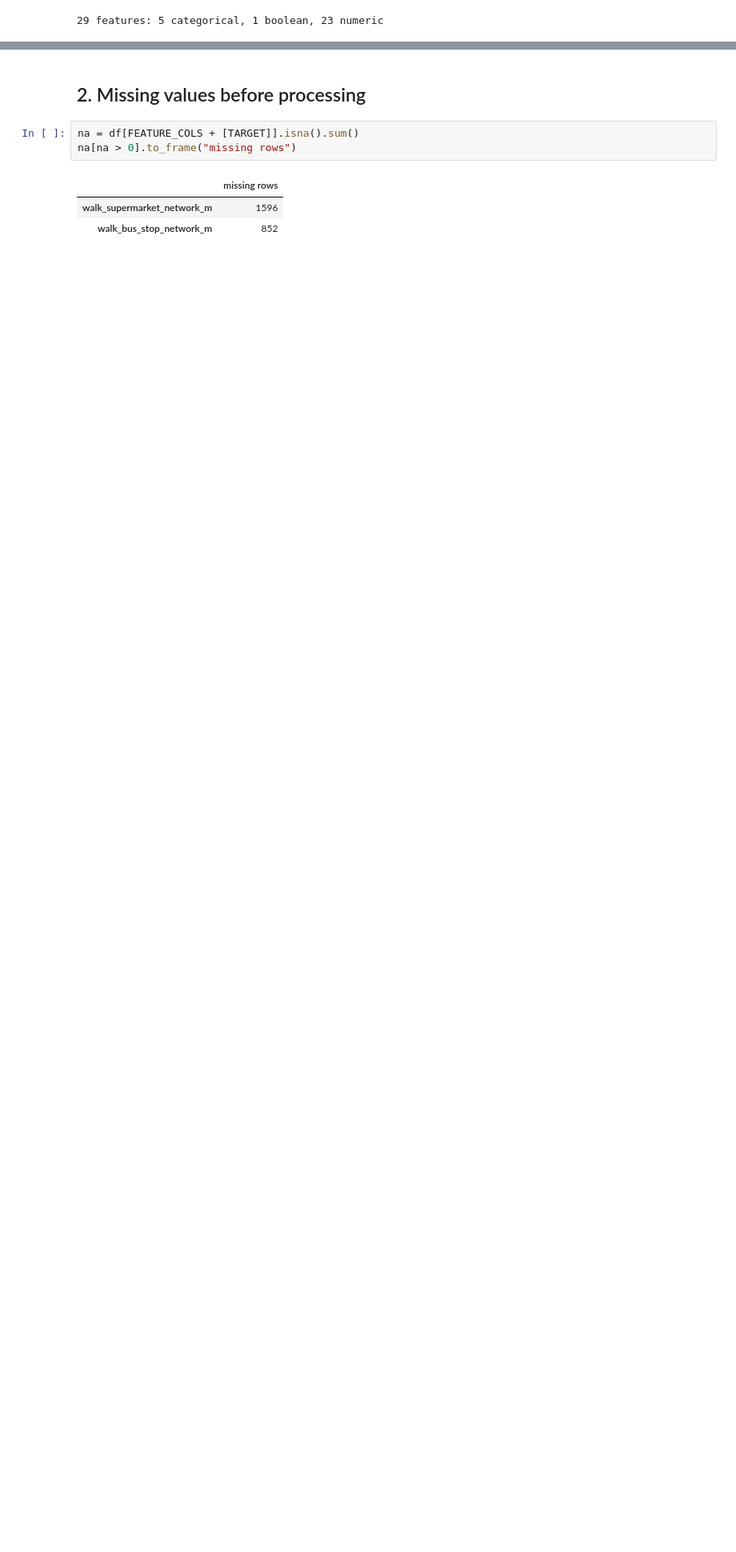
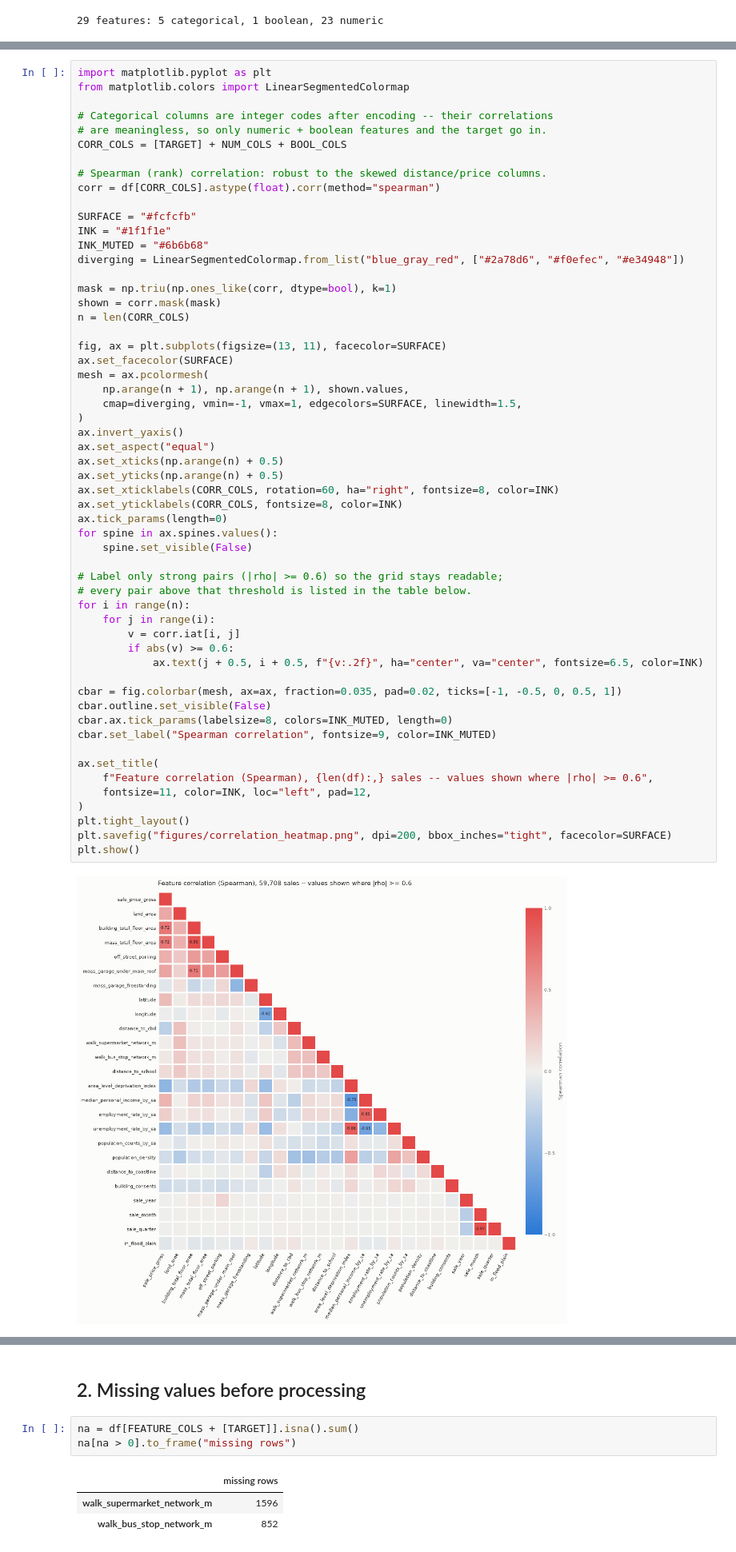
Before and after one commit to hugn456/COMPSCI_760_Group_3_Intelligent_Real_Estate_Price_Prediction_Model, a Jupyter notebook: remake_train.ipynb, the cells around one changed output, grey strips where cells are left out. Shown at 80% size. Cells and saved outputs as stored; diff of their text form; blank space fills up the shorter version.

```diff
--- a/remake_train.ipynb
+++ b/remake_train.ipynb
@@ -73,0 +76,58 @@ print(f"{len(FEATURE_COLS)} features: {len(CAT_COLS)} categorical, {len(BOOL_COL
+# %%
+import matplotlib.pyplot as plt
+from matplotlib.colors import LinearSegmentedColormap
+
+# Categorical columns are integer codes after encoding -- their correlations
+# are meaningless, so only numeric + boolean features and the target go in.
+CORR_COLS = [TARGET] + NUM_COLS + BOOL_COLS
+
+# Spearman (rank) correlation: robust to the skewed distance/price columns.
+corr = df[CORR_COLS].astype(float).corr(method="spearman")
+
+SURFACE = "#fcfcfb"
+INK = "#1f1f1e"
+INK_MUTED = "#6b6b68"
+diverging = LinearSegmentedColormap.from_list("blue_gray_red", ["#2a78d6", "#f0efec", "#e34948"])
+
+mask = np.triu(np.ones_like(corr, dtype=bool), k=1)
+shown = corr.mask(mask)
+n = len(CORR_COLS)
+
+fig, ax = plt.subplots(figsize=(13, 11), facecolor=SURFACE)
+ax.set_facecolor(SURFACE)
+mesh = ax.pcolormesh(
+    np.arange(n + 1), np.arange(n + 1), shown.values,
+    cmap=diverging, vmin=-1, vmax=1, edgecolors=SURFACE, linewidth=1.5,
+)
+ax.invert_yaxis()
+ax.set_aspect("equal")
+ax.set_xticks(np.arange(n) + 0.5)
+ax.set_yticks(np.arange(n) + 0.5)
+ax.set_xticklabels(CORR_COLS, rotation=60, ha="right", fontsize=8, color=INK)
+ax.set_yticklabels(CORR_COLS, fontsize=8, color=INK)
+ax.tick_params(length=0)
+for spine in ax.spines.values():
+    spine.set_visible(False)
+
+# Label only strong pairs (|rho| >= 0.6) so the grid stays readable;
+# every pair above that threshold is listed in the table below.
+for i in range(n):
+    for j in range(i):
+        v = corr.iat[i, j]
+        if abs(v) >= 0.6:
+            ax.text(j + 0.5, i + 0.5, f"{v:.2f}", ha="center", va="center", fontsize=6.5, color=INK)
+
+cbar = fig.colorbar(mesh, ax=ax, fraction=0.035, pad=0.02, ticks=[-1, -0.5, 0, 0.5, 1])
+cbar.outline.set_visible(False)
+cbar.ax.tick_params(labelsize=8, colors=INK_MUTED, length=0)
+cbar.set_label("Spearman correlation", fontsize=9, color=INK_MUTED)
+
+ax.set_title(
+    f"Feature correlation (Spearman), {len(df):,} sales -- values shown where |rho| >= 0.6",
+    fontsize=11, color=INK, loc="left", pad=12,
+)
+plt.tight_layout()
+plt.savefig("figures/correlation_heatmap.png", dpi=200, bbox_inches="tight", facecolor=SURFACE)
+plt.show()
+# %% [output]
+[figure, added]
```
Also changed, not shown: parts of 18 cells of this notebook, 8 other files.
